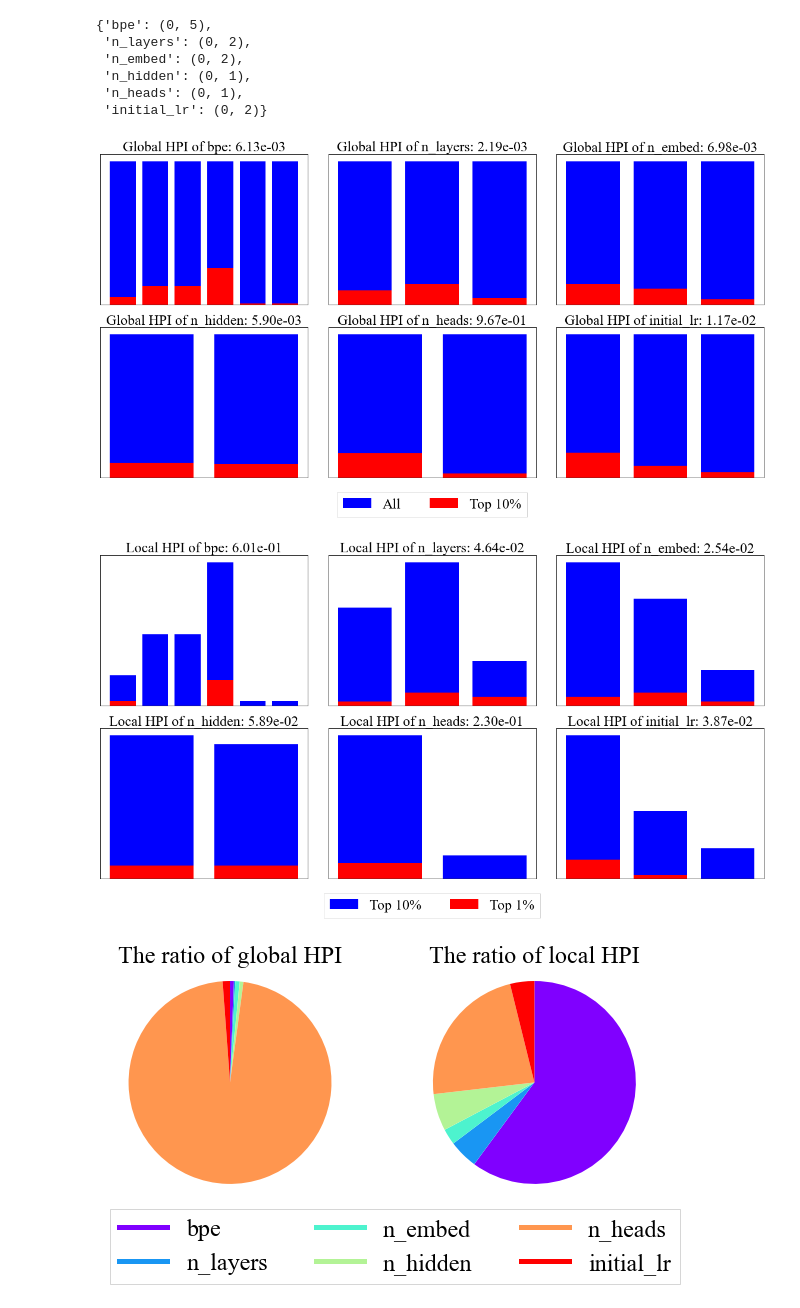
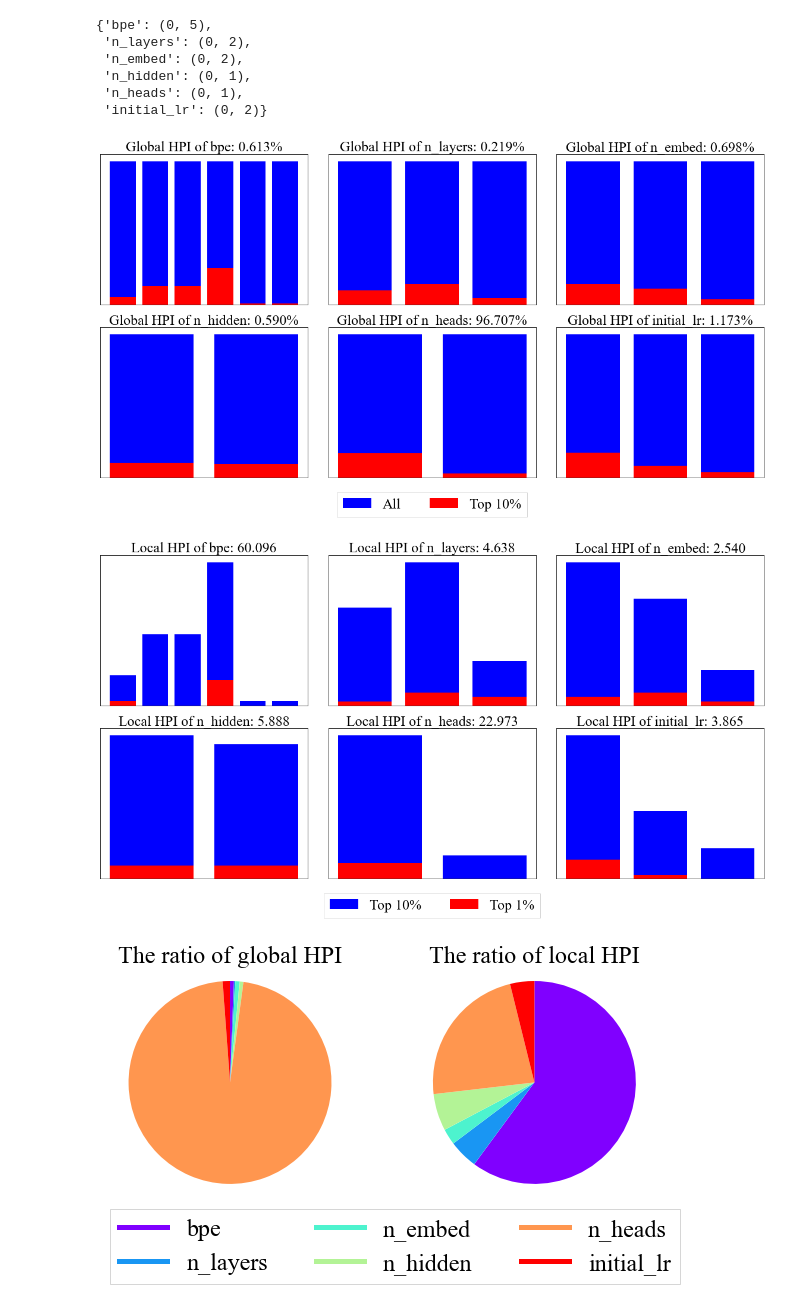
Before and after one commit to nabenabe0928/local-anova, a Jupyter notebook: nmt-analysis.ipynb, the cells around one changed output. Saved outputs shown, nothing was run; the diff lists cells and outputs as text; code cells hidden in the pictures.

Commit message:
[doc] Add an explanation about the bias caused by non-local integral

```diff
--- a/nmt-analysis.ipynb
+++ b/nmt-analysis.ipynb
@@ -58,7 +58,7 @@ g_hpi = global_hpi(
     gamma=gamma,
     **const_vals
 )
-total_hpi = sum(v for v in g_hpi.values())
+total_hpi = sum(v for v in g_hpi.values()) * 0.01  # <== normalize to be 100%
 
 R, C = 2, 3
 TICK_PARAMS = dict(
@@ -96,7 +96,7 @@ for idx, hp_name in enumerate(hp_names):
     if idx == 5:
         lines.append(line)
 
-    ax.set_title(f"Global HPI of {hp_name}: {g_hpi[hp_name]/total_hpi:.2e}", fontsize=24)
+    ax.set_title(f"Global HPI of {hp_name}: {g_hpi[hp_name]/total_hpi:.3f}%", fontsize=24)
 else:
     axes[1][1].legend(
         handles=lines,
@@ -111,7 +111,7 @@ else:
 
 plt.savefig("figs/nmt-global-hpi.png", bbox_inches="tight")
 # %% [output]
-[figure, old version]
+[figure, new version]
 # %%
 gamma_local = 0.1
 gamma_local_top = 0.01
@@ -121,7 +121,7 @@ l_hpi = local_hpi(
     gamma_local_top=gamma_local_top,
     **const_vals
 )
-total_hpi = sum(v for v in l_hpi.values())
+total_hpi = sum(v for v in l_hpi.values()) * 0.01  # <== normalize to be 100%
 
 _, axes = plt.subplots(
     ncols=C,
@@ -140,35 +140,35 @@ for idx, hp_name in enumerate(hp_names):
     ax.tick_params(**TICK_PARAMS)
     choices = np.arange(bounds[hp_name][-1] + 1)
     top_data = data[hp_name][order[:int(gamma_local * N)]]
     vals, counts = np.unique(top_data, return_counts=True)
     counts = np.array([counts[vals == c][0] if c in vals else 0 for c in choices])
     line = ax.bar(choices, counts, color="blue")
     if idx == 5:
         lines.append(line)
 
     top_data = data[hp_name][order[:int(gamma_local_top * N)]]
     vals, counts = np.unique(top_data, return_counts=True)
     counts = np.array([counts[vals == c][0] if c in vals else 0 for c in choices])
     line = ax.bar(choices, counts, color="red")
     if idx == 5:
         lines.append(line)
 
-    ax.set_title(f"Local HPI of {hp_name}: {l_hpi[hp_name]/total_hpi:.2e}", fontsize=24)
+    ax.set_title(f"Local HPI of {hp_name}: {l_hpi[hp_name]/total_hpi:.3f}", fontsize=24)
 else:
     axes[1][1].legend(
         handles=lines,
         labels=["Top 10%", "Top 1%"],
         loc='upper center',
         fontsize=24,
         bbox_to_anchor=(0.5, -0.05),  # ここは調整が必要です
         fancybox=False,
         shadow=False,
         ncol=2,
     )
 
 plt.savefig("figs/nmt-local-hpi.png", bbox_inches="tight")
 # %% [output]
-[figure, old version]
+[figure, new version]
 # %%
 fig, axes = plt.subplots(
     ncols=2,
```
Also changed, not shown: parts of 1 cell of this notebook, 5 other files.
